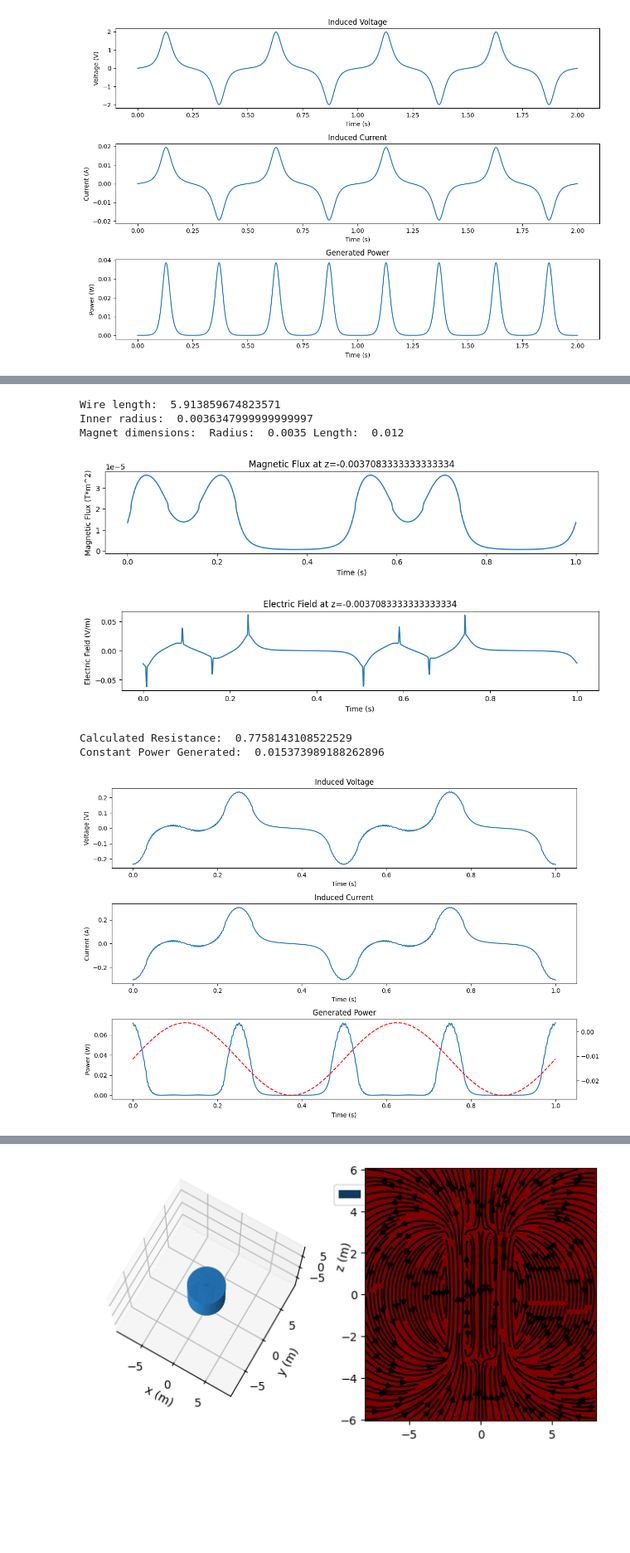
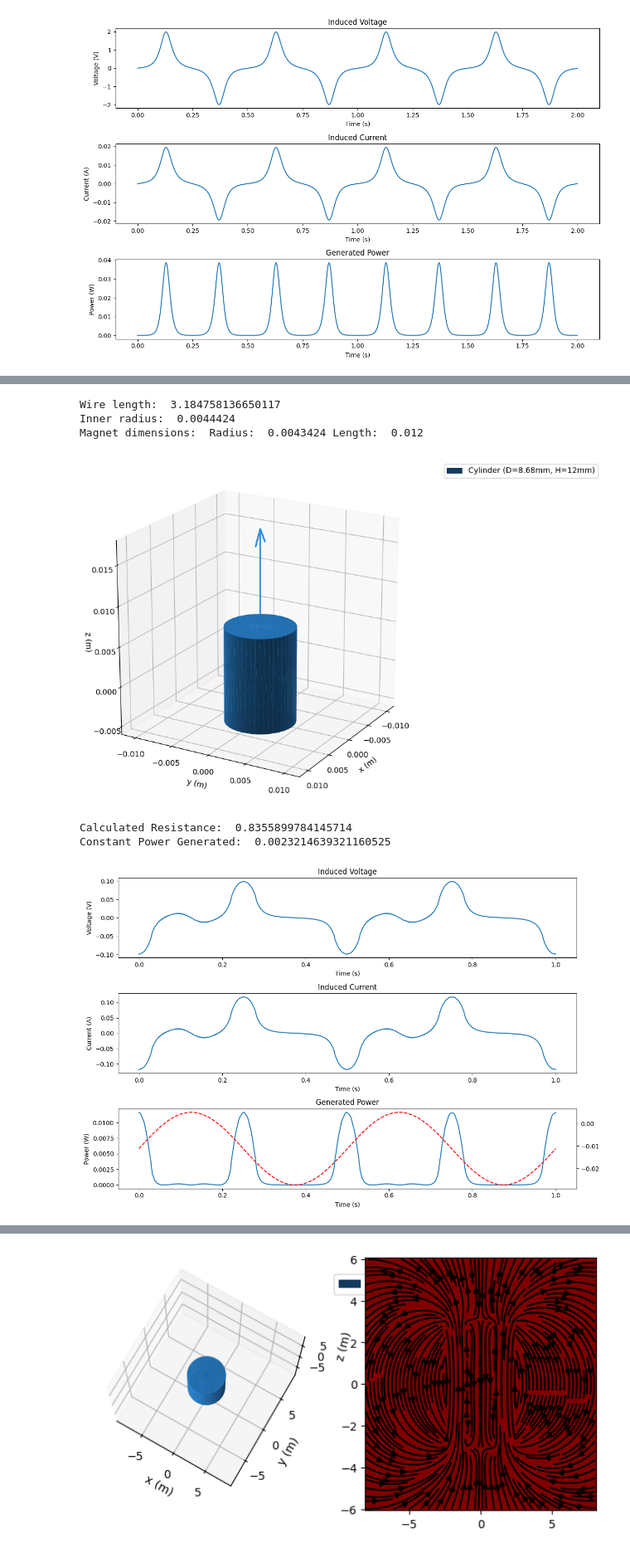
Before and after one commit to Sebleko/induction_generator, a Jupyter notebook: python/induction-simulation.ipynb, the cells around one changed output, grey strips where cells are left out. Shown at 83% size. Cells and saved outputs as stored; diff of their text form; code cells hidden in the pictures; blank space fills up the shorter version.

```diff
--- a/python/induction-simulation.ipynb
+++ b/python/induction-simulation.ipynb
@@ -611,56 +644,55 @@ magnetization = 9e5 # Low estimate for N48 neodymium magnet
 
 outer_radius = 0.0105 / 2  # Radius of AAA battery (m)
 outer_length = 0.0445  # Length of AAA battery (m) (Could in principle be longer as the battery compartment is open on one side.)
-outer_length = 0.0445
-number_of_turns = 200  # Number of turns in the coil
+number_of_turns = 100  # Number of turns in the coil
 coil_length = outer_length / 2  # Length of the coil (m)
 coil_radius = 0.0105 / 2  # Radius of the coil (m)
-coil_separation = 0.0001  # Separation/Gap between the two coils (m)
 wire_diameter = 0.00016 # Diameter of the wire in meters (0.16 mm) (34 AWG wire)
 wire_diameter = 0.0001016 # 38 AWG wire
 wire_diameter = 0.0004038 # 26 AWG wire
 
 inner_radius, wire_length = calculate_inner_radius(outer_radius, coil_length, number_of_turns, wire_diameter)
 print("Wire length: ", wire_length)
 R = calculate_resistance_of_coil(wire_length, wire_diameter, 1.68e-8)
 print("Inner radius: ", inner_radius)
-magnet_radius = 0.0035 #inner_radius - 0.0001
+magnet_radius = inner_radius - 0.0001
 magnet_length = 0.012  # Length of the magnet in meters
 print("Magnet dimensions: ", "Radius: ", magnet_radius, "Length: ", magnet_length)
 magnet = create_cylinder_magnet(magnet_radius, magnet_length, magnetization)
+
 
 # Now we calculate the voltage accross, say, the right coil. The total voltage is the sum of the voltages across the two coils.
 # The layout is symmetric so the two final voltage should be twice the voltage of the right coil. We will set the origin of the z-axis to the middle of the right coil.
 
 # Determine the resting position of the magnet assuming that there is a separation between the two coils and the magnet is in the middle.
-resting_position = -coil_length / 2 - coil_separation / 2
+resting_position = - coil_length / 2
 
 # The magnet is oscillating up and down with a frequency of 2 Hz and an amplitude of 3 cm.
-amplitude = outer_length/3  # Amplitude of the motion (m) Assuming that not the full length of the module can be used.
+max_oscillation_amplitude = coil_length - magnet_length / 2
+amplitude = max_oscillation_amplitude #outer_length/3  # Amplitude of the motion (m) Assuming that not the full length of the module can be used.
 frequency = 2  # Frequency of the motion (Hz)
 omega = 2 * np.pi * frequency  # Angular frequency (rad/s)
 equation_of_motion = lambda t: amplitude * np.sin(omega * t) + resting_position
 
 # Time array
 t = np.linspace(0, 1, 1000)  # Time from 0 to 1 seconds discretized into 1000 points
 
 # Voltage across the right coil
-V_right = calculate_voltage(t, equation_of_motion, coil_radius, number_of_turns, coil_length, magnet, r_discretization=20, z_discretization=100*multiplier)
+V_right = calculate_voltage(t, equation_of_motion, coil_radius, number_of_turns, coil_length, magnet, r_discretization=20, z_discretization=100)
 
 # Total voltage is twice the voltage of the right coil. The coils must be connected so that the voltages add up.
 V = 2 * V_right
 
 
-plot(t, V * 2, R, equation_of_motion)
+plot(t, V, R*2, equation_of_motion)
 # %% [output]
-Wire length:  5.913859674823571
-Inner radius:  0.0036347999999999997
-Magnet dimensions:  Radius:  0.0035 Length:  0.012
+Wire length:  3.184758136650117
+Inner radius:  0.0044424
+Magnet dimensions:  Radius:  0.0043424 Length:  0.012
-[figure, old version]
+[figure, new version]
+Calculated Resistance:  0.8355899784145714
+Constant Power Generated:  0.0023214639321160525
-[figure, old version]
+[figure, new version]
-Calculated Resistance:  0.7758143108522529
-Constant Power Generated:  0.015373989188262896
-[figure, removed]
 # %%
 def calculate_power(voltage, resistance):
     return (voltage**2) / resistance
```
Also changed, not shown: parts of 13 cells of this notebook.
